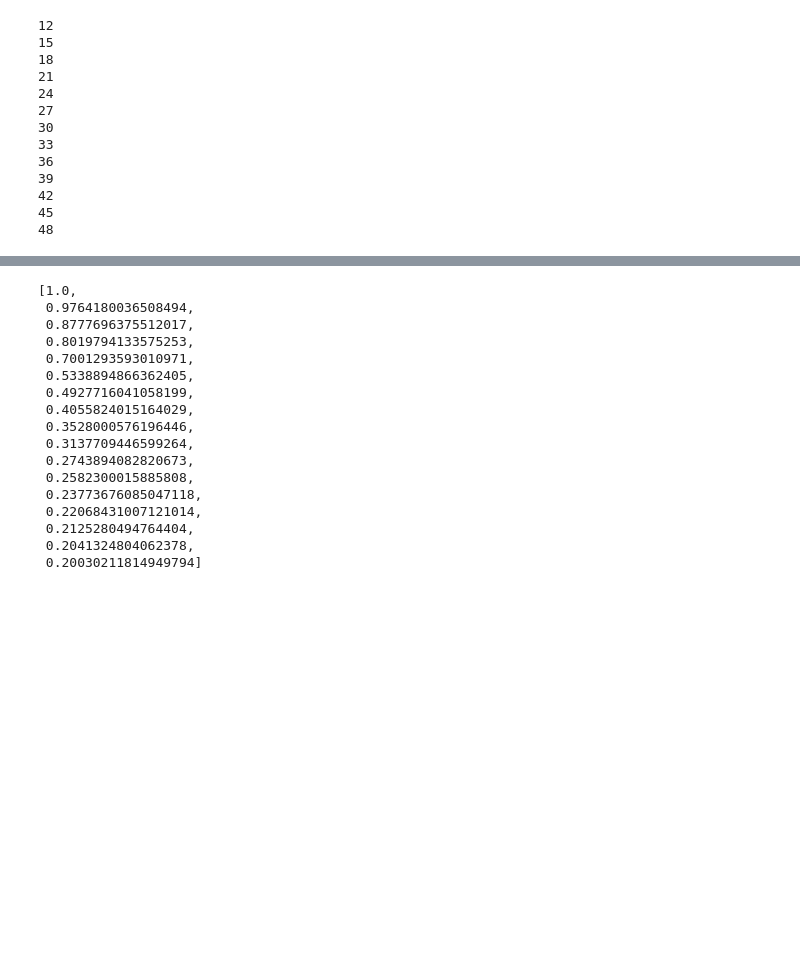
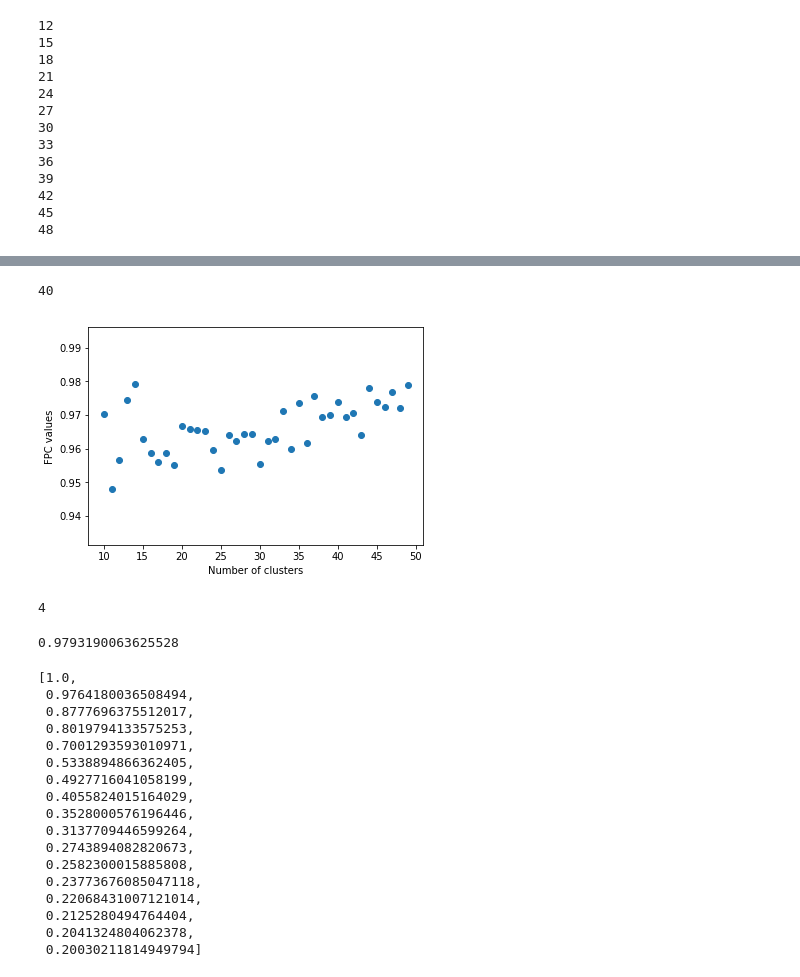
Before and after one commit to cs230-team/bug-mining, a Jupyter notebook: Final.ipynb, the cells around one changed output, grey strips where cells are left out. Cells and saved outputs as stored; diff of their text form; code cells hidden in the pictures; blank space fills up the shorter version.

```diff
--- a/Final.ipynb
+++ b/Final.ipynb
@@ -41,3 +42,11 @@ for cluster in clusters_num:
 42
 45
 48
+# %%
+##### Find the best m val
+for i in range(1, 17):
+    max_val_cnt = 0
+    for j in range(10, 50):
+        max_val_cnt += 1 if fpcs_vals[j][i] > 0.95 else 0
+        #max_val_cnt += sum(np.where(fpcs_vals[:][i] > 0.9, 1, 0))
+    print("* " + str(i) + " " + str(max_val_cnt))
@@ -44,3 +70,33 @@ for cluster in clusters_num:
+# %%
+fpcs_final = []
+for cluster in clusters_num:
+    cntr, u, u_0, d, jm, p, fpc = fuzz.cmeans(my_data, cluster, 1.1, error = 0.0001, maxiter = 10000)
+    fpcs_final.append(fpc)
+# %%
+len(fpcs_final)
+# %% [output]
+40
+# %%
+plt.figure()
+x = [i for i in range(10, 50)]
+y = []
+for i in range(40):
+    y.append(fpcs_final[i])
+plt.scatter(x, y)
+plt.xlabel('Number of clusters')
+plt.ylabel('FPC values')
+#plt.title('Fuzzy Partition Coefficient values for different cluster numbers')
+plt.show()
+# %% [output]
+[figure, added]
+# %%
+np.argmax(np.asarray(fpcs_final))
+# %% [output]
+4
+# %%
+max(fpcs_final)
+# %% [output]
+0.9793190063625528
 # %%
 fpcs_vals[14]
 # %% [output]
```
Also changed, not shown: parts of 3 cells of this notebook.
